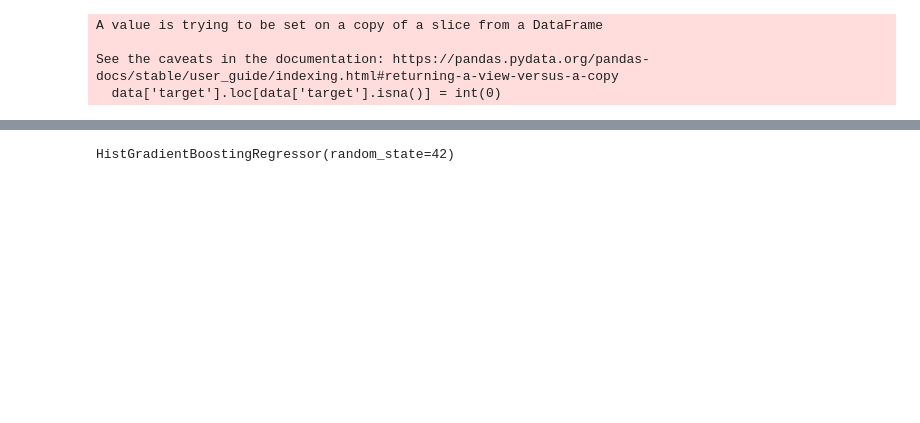
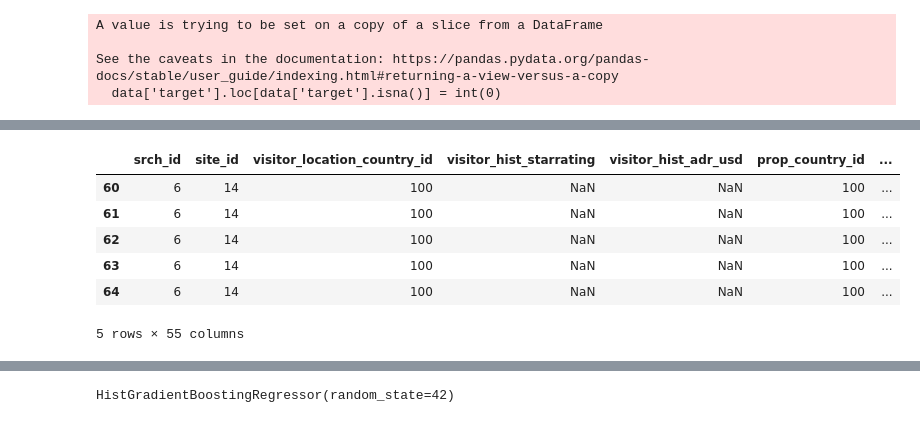
Before and after one commit to PaulHosek/DataMining, a Jupyter notebook: prediction_simple.ipynb, the cells around one changed output, grey strips where cells are left out. Drawn from its saved outputs; the diff is of its cells as text; code cells hidden in the pictures; blank space fills up the shorter version.

```diff
--- a/prediction_simple.ipynb
+++ b/prediction_simple.ipynb
@@ -76,3 +81,13 @@ test_ids = set(ids) - set(train_ids)
+# %%
+data.loc[data['srch_id'] == list(test_ids)[0]]
+# %% [output]
+|  | srch_id | site_id | visitor_location_country_id | visitor_hist_starrating | visitor_hist_adr_usd | prop_country_id | ... |
+| 60 | 6 | 14 | 100 | NaN | NaN | 100 | ... |
+| 61 | 6 | 14 | 100 | NaN | NaN | 100 | ... |
+| 62 | 6 | 14 | 100 | NaN | NaN | 100 | ... |
+| 63 | 6 | 14 | 100 | NaN | NaN | 100 | ... |
+| 64 | 6 | 14 | 100 | NaN | NaN | 100 | ... |
+5 rows × 55 columns
 # %%
 train_data = data.loc[data['srch_id'].isin(train_ids)]
 test_data = data.loc[data['srch_id'].isin(test_ids)]
```
Also changed, not shown: parts of 11 cells of this notebook, 2 other files.
